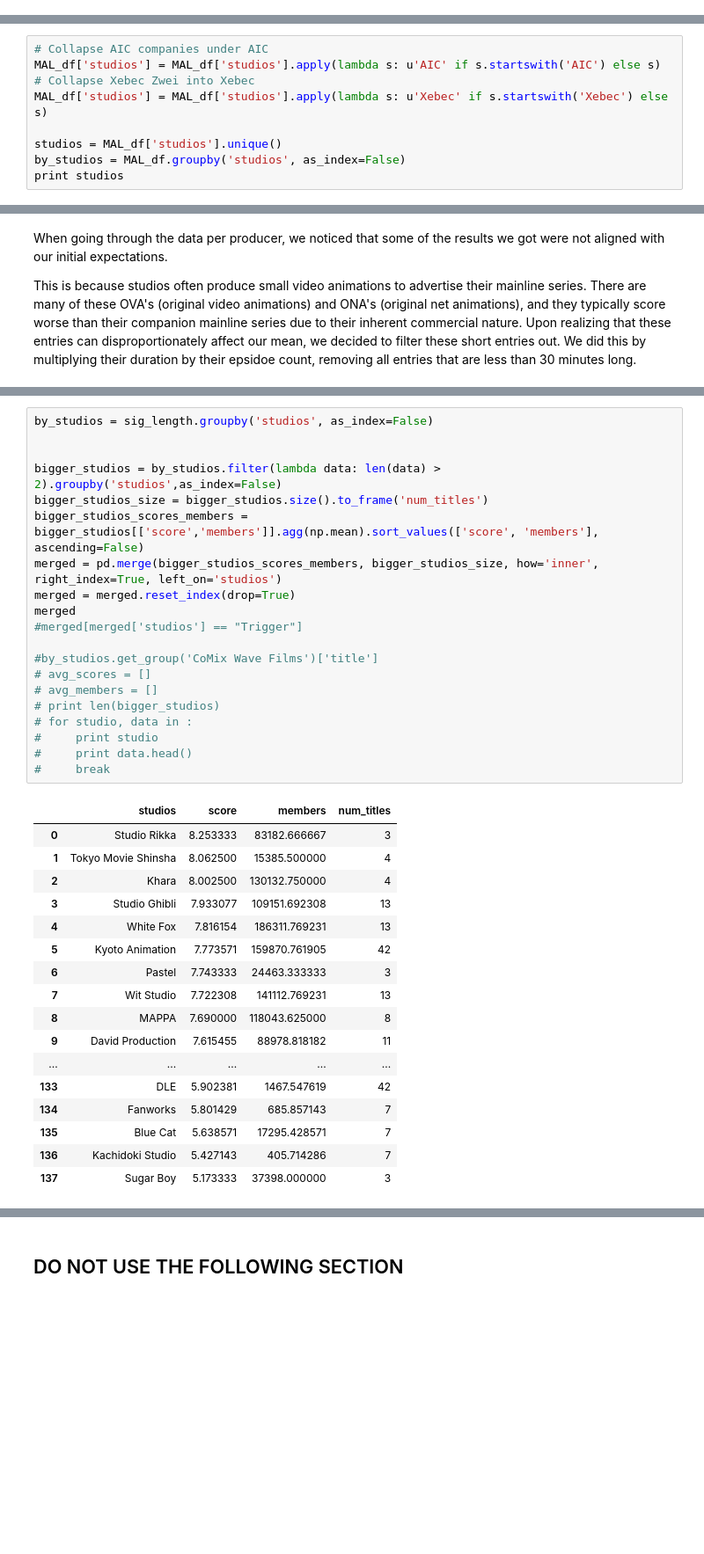
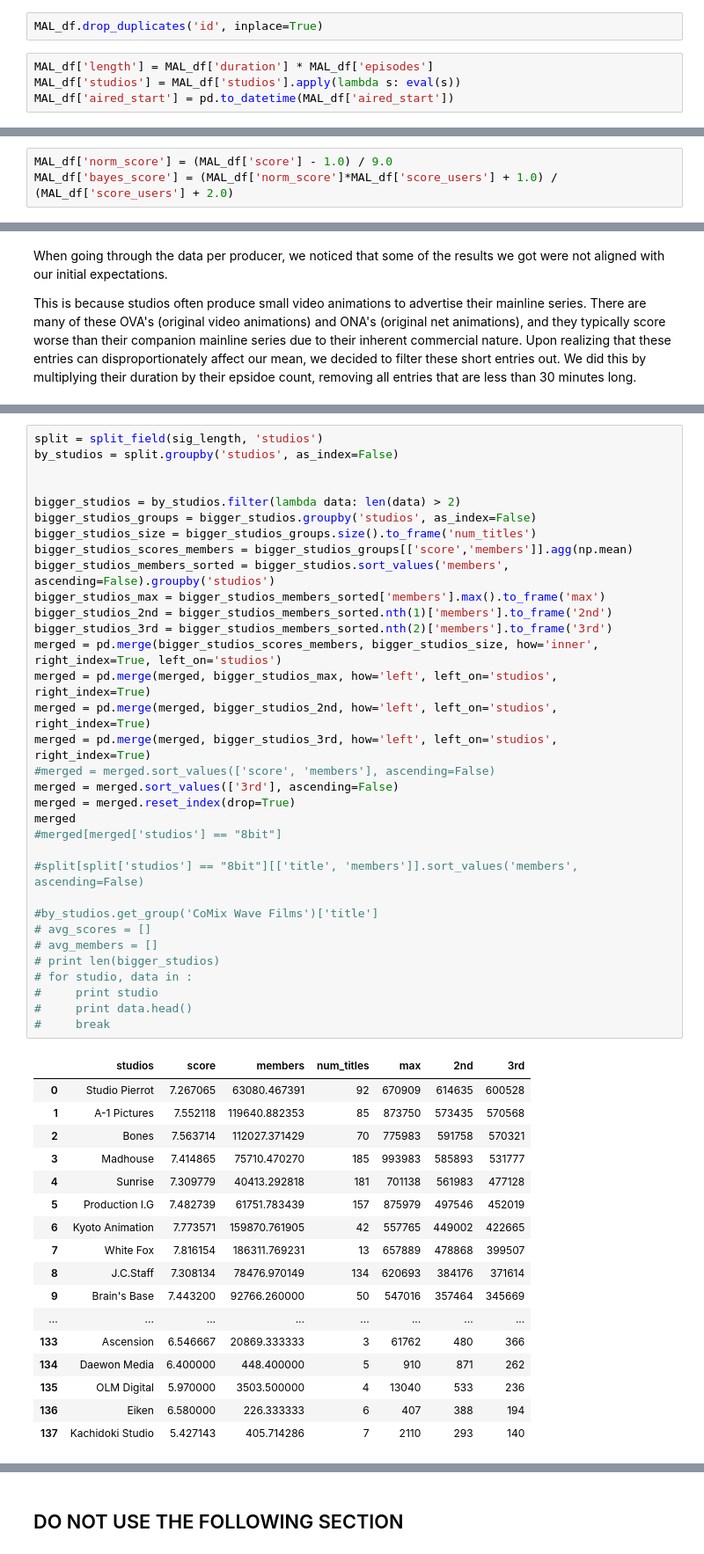
Before and after one commit to FourSwordKirby/MALDataScience, a Jupyter notebook: more_stats.ipynb, the cells around one changed output, grey strips where cells are left out. Shown at 88% size. Saved outputs shown, nothing was run; the diff lists cells and outputs as text; blank space fills up the shorter version.

```diff
--- a/more_stats.ipynb
+++ b/more_stats.ipynb
@@ -45,0 +54,6 @@ with open('1998_2015_data.pkl', 'r') as f:
+# %%
+MAL_df.drop_duplicates('id', inplace=True)
+# %%
+MAL_df['length'] = MAL_df['duration'] * MAL_df['episodes']
+MAL_df['studios'] = MAL_df['studios'].apply(lambda s: eval(s))
+MAL_df['aired_start'] = pd.to_datetime(MAL_df['aired_start'])
@@ -45,0 +75,3 @@ with open('1998_2015_data.pkl', 'r') as f:
+# %%
+MAL_df['norm_score'] = (MAL_df['score'] - 1.0) / 9.0
+MAL_df['bayes_score'] = (MAL_df['norm_score']*MAL_df['score_users'] + 1.0) / (MAL_df['score_users'] + 2.0)
@@ -280,12 +408,3 @@ MAL_df['studios']
 5191    Haoliners Animation League
 5192                           DLE
 Name: studios, dtype: object
-# %%
-# Collapse AIC companies under AIC
-MAL_df['studios'] = MAL_df['studios'].apply(lambda s: u'AIC' if s.startswith('AIC') else s)
-# Collapse Xebec Zwei into Xebec
-MAL_df['studios'] = MAL_df['studios'].apply(lambda s: u'Xebec' if s.startswith('Xebec') else s)
-
-studios = MAL_df['studios'].unique()
-by_studios = MAL_df.groupby('studios', as_index=False)
-print studios
@@ -328,38 +430,51 @@ Significant: 3742
 # %%
-by_studios = sig_length.groupby('studios', as_index=False)
+split = split_field(sig_length, 'studios')
+by_studios = split.groupby('studios', as_index=False)
 
 
-bigger_studios = by_studios.filter(lambda data: len(data) > 2).groupby('studios',as_index=False)
-bigger_studios_size = bigger_studios.size().to_frame('num_titles')
-bigger_studios_scores_members = bigger_studios[['score','members']].agg(np.mean).sort_values(['score', 'members'], ascending=False)
+bigger_studios = by_studios.filter(lambda data: len(data) > 2)
+bigger_studios_groups = bigger_studios.groupby('studios', as_index=False)
+bigger_studios_size = bigger_studios_groups.size().to_frame('num_titles')
+bigger_studios_scores_members = bigger_studios_groups[['score','members']].agg(np.mean)
+bigger_studios_members_sorted = bigger_studios.sort_values('members', ascending=False).groupby('studios')
+bigger_studios_max = bigger_studios_members_sorted['members'].max().to_frame('max')
+bigger_studios_2nd = bigger_studios_members_sorted.nth(1)['members'].to_frame('2nd')
+bigger_studios_3rd = bigger_studios_members_sorted.nth(2)['members'].to_frame('3rd')
 merged = pd.merge(bigger_studios_scores_members, bigger_studios_size, how='inner', right_index=True, left_on='studios')
+merged = pd.merge(merged, bigger_studios_max, how='left', left_on='studios', right_index=True)
+merged = pd.merge(merged, bigger_studios_2nd, how='left', left_on='studios', right_index=True)
+merged = pd.merge(merged, bigger_studios_3rd, how='left', left_on='studios', right_index=True)
+#merged = merged.sort_values(['score', 'members'], ascending=False)
+merged = merged.sort_values(['3rd'], ascending=False)
 merged = merged.reset_index(drop=True)
 merged
-#merged[merged['studios'] == "Trigger"]
+#merged[merged['studios'] == "8bit"]
+
+#split[split['studios'] == "8bit"][['title', 'members']].sort_values('members', ascending=False)
 
 #by_studios.get_group('CoMix Wave Films')['title']
 # avg_scores = []
 # avg_members = []
 # print len(bigger_studios)
 # for studio, data in :
 #     print studio
 #     print data.head()
 #     break
 # %% [output]
-|  | studios | score | members | num_titles |
-| 0 | Studio Rikka | 8.253333 | 83182.666667 | 3 |
-| 1 | Tokyo Movie Shinsha | 8.062500 | 15385.500000 | 4 |
-| 2 | Khara | 8.002500 | 130132.750000 | 4 |
-| 3 | Studio Ghibli | 7.933077 | 109151.692308 | 13 |
-| 4 | White Fox | 7.816154 | 186311.769231 | 13 |
-| 5 | Kyoto Animation | 7.773571 | 159870.761905 | 42 |
-| 6 | Pastel | 7.743333 | 24463.333333 | 3 |
-| 7 | Wit Studio | 7.722308 | 141112.769231 | 13 |
-| 8 | MAPPA | 7.690000 | 118043.625000 | 8 |
-| 9 | David Production | 7.615455 | 88978.818182 | 11 |
-| ... | ... | ... | ... | ... |
-| 133 | DLE | 5.902381 | 1467.547619 | 42 |
-| 134 | Fanworks | 5.801429 | 685.857143 | 7 |
-| 135 | Blue Cat | 5.638571 | 17295.428571 | 7 |
-| 136 | Kachidoki Studio | 5.427143 | 405.714286 | 7 |
-| 137 | Sugar Boy | 5.173333 | 37398.000000 | 3 |
+|  | studios | score | members | num_titles | max | 2nd | 3rd |
+| 0 | Studio Pierrot | 7.267065 | 63080.467391 | 92 | 670909 | 614635 | 600528 |
+| 1 | A-1 Pictures | 7.552118 | 119640.882353 | 85 | 873750 | 573435 | 570568 |
+| 2 | Bones | 7.563714 | 112027.371429 | 70 | 775983 | 591758 | 570321 |
+| 3 | Madhouse | 7.414865 | 75710.470270 | 185 | 993983 | 585893 | 531777 |
+| 4 | Sunrise | 7.309779 | 40413.292818 | 181 | 701138 | 561983 | 477128 |
+| 5 | Production I.G | 7.482739 | 61751.783439 | 157 | 875979 | 497546 | 452019 |
+| 6 | Kyoto Animation | 7.773571 | 159870.761905 | 42 | 557765 | 449002 | 422665 |
+| 7 | White Fox | 7.816154 | 186311.769231 | 13 | 657889 | 478868 | 399507 |
+| 8 | J.C.Staff | 7.308134 | 78476.970149 | 134 | 620693 | 384176 | 371614 |
+| 9 | Brain's Base | 7.443200 | 92766.260000 | 50 | 547016 | 357464 | 345669 |
+| ... | ... | ... | ... | ... | ... | ... | ... |
+| 133 | Ascension | 6.546667 | 20869.333333 | 3 | 61762 | 480 | 366 |
+| 134 | Daewon Media | 6.400000 | 448.400000 | 5 | 910 | 871 | 262 |
+| 135 | OLM Digital | 5.970000 | 3503.500000 | 4 | 13040 | 533 | 236 |
+| 136 | Eiken | 6.580000 | 226.333333 | 6 | 407 | 388 | 194 |
+| 137 | Kachidoki Studio | 5.427143 | 405.714286 | 7 | 2110 | 293 | 140 |
```
Also changed, not shown: parts of 33 cells of this notebook.
